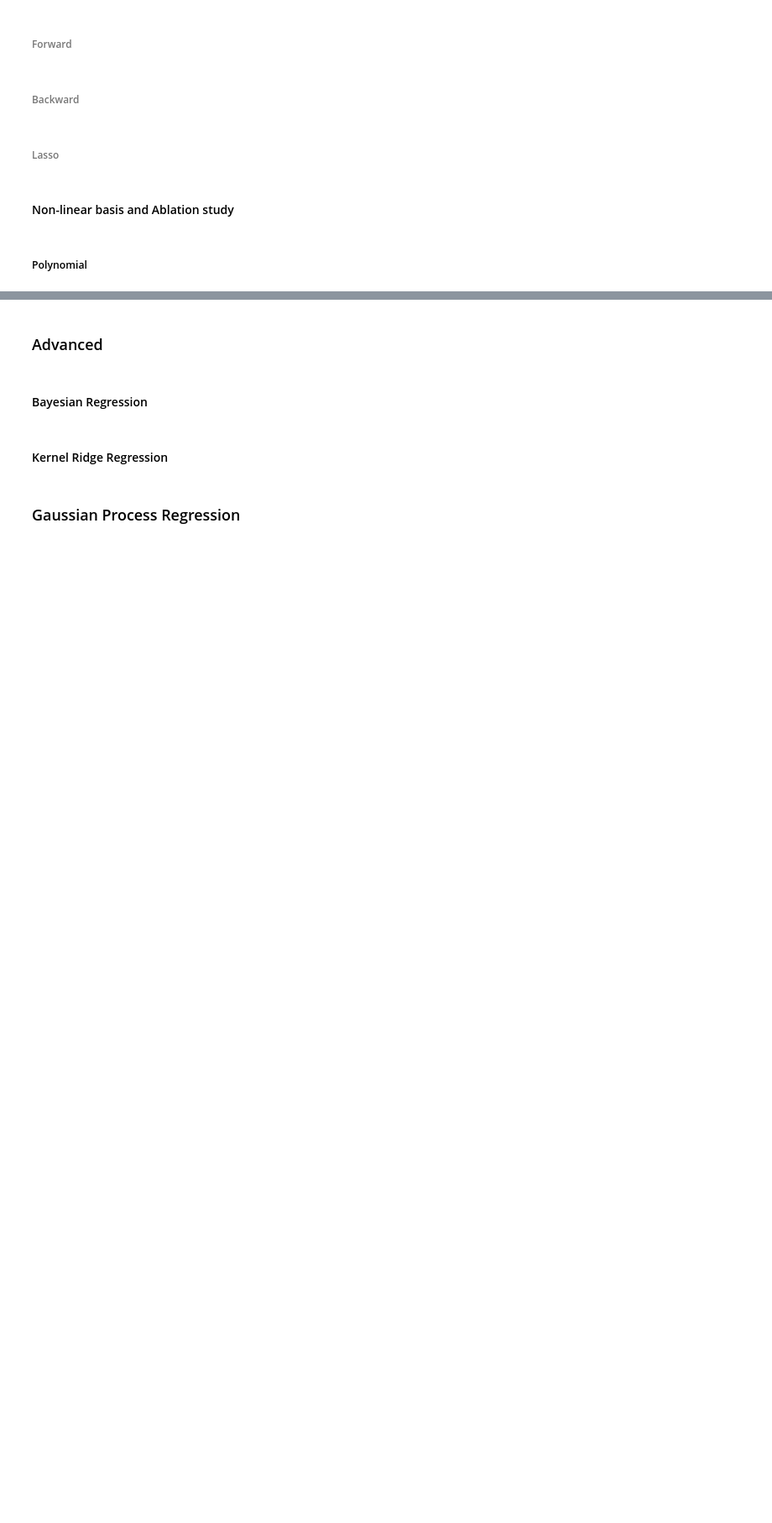
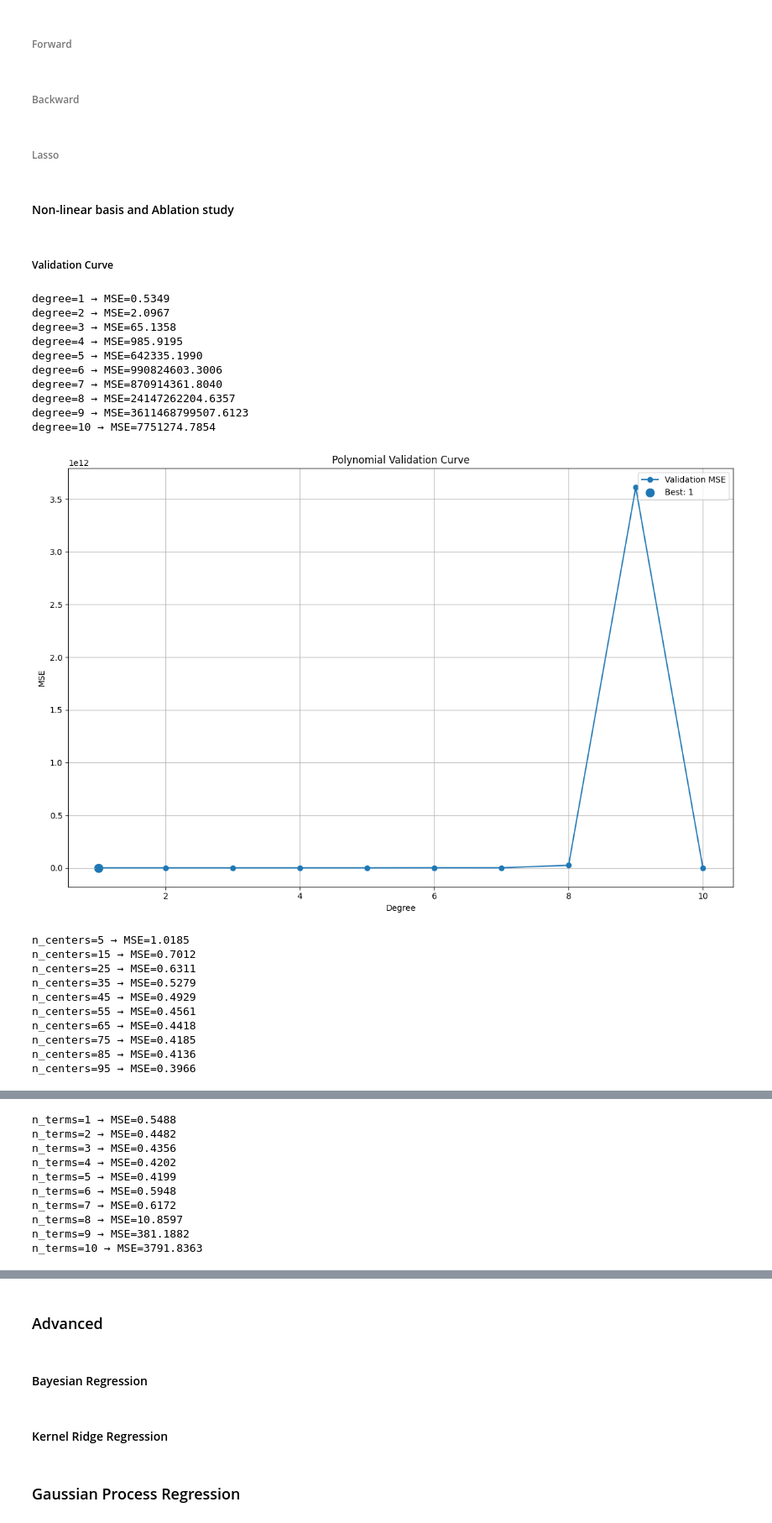
Before and after one commit to kanumi-2005/supervised-learning-project, a Jupyter notebook: code/Part1_Regression/notebook.ipynb, the cells around one changed output, grey strips where cells are left out. Shown at 84% size. Drawn from its saved outputs; the diff is of its cells as text; code cells hidden in the pictures; blank space fills up the shorter version.

Commit message:
feat: add validation curve for model evaluation in notebook

```diff
--- a/code/Part1_Regression/notebook.ipynb
+++ b/code/Part1_Regression/notebook.ipynb
@@ -193,4 +234,30 @@ lasso_selection(d.X_train, d.y_train, d.feature_names, alphas=lambdas, cv=10)
 # %% [markdown]
 #### Non-linear basis and Ablation study
 # %% [markdown]
-##### Polynomial
+##### Validation Curve
+# %%
+exp = ValidationExperiment()
+exp.load_data()
+exp.run_all()
+# %% [output]
+degree=1 → MSE=0.5349
+degree=2 → MSE=2.0967
+degree=3 → MSE=65.1358
+degree=4 → MSE=985.9195
+degree=5 → MSE=642335.1990
+degree=6 → MSE=990824603.3006
+degree=7 → MSE=870914361.8040
+degree=8 → MSE=24147262204.6357
+degree=9 → MSE=3611468799507.6123
+degree=10 → MSE=7751274.7854
+[figure, added]
+n_centers=5 → MSE=1.0185
+n_centers=15 → MSE=0.7012
+n_centers=25 → MSE=0.6311
+n_centers=35 → MSE=0.5279
+n_centers=45 → MSE=0.4929
+n_centers=55 → MSE=0.4561
+n_centers=65 → MSE=0.4418
+n_centers=75 → MSE=0.4185
+n_centers=85 → MSE=0.4136
+n_centers=95 → MSE=0.3966
@@ -196,0 +265,10 @@ lasso_selection(d.X_train, d.y_train, d.feature_names, alphas=lambdas, cv=10)
+n_terms=1 → MSE=0.5488
+n_terms=2 → MSE=0.4482
+n_terms=3 → MSE=0.4356
+n_terms=4 → MSE=0.4202
+n_terms=5 → MSE=0.4199
+n_terms=6 → MSE=0.5948
+n_terms=7 → MSE=0.6172
+n_terms=8 → MSE=10.8597
+n_terms=9 → MSE=381.1882
+n_terms=10 → MSE=3791.8363
```
Also changed, not shown: parts of 8 cells of this notebook, 2 other files.
